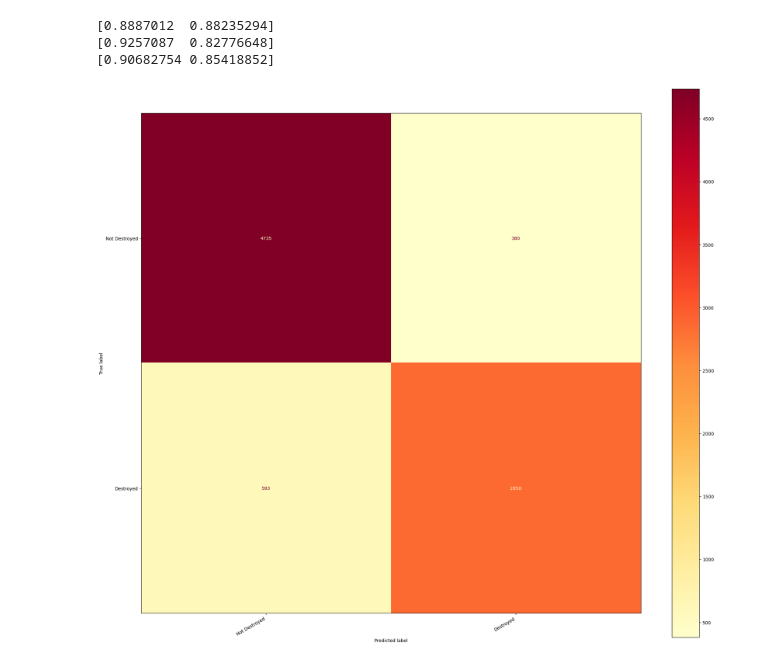
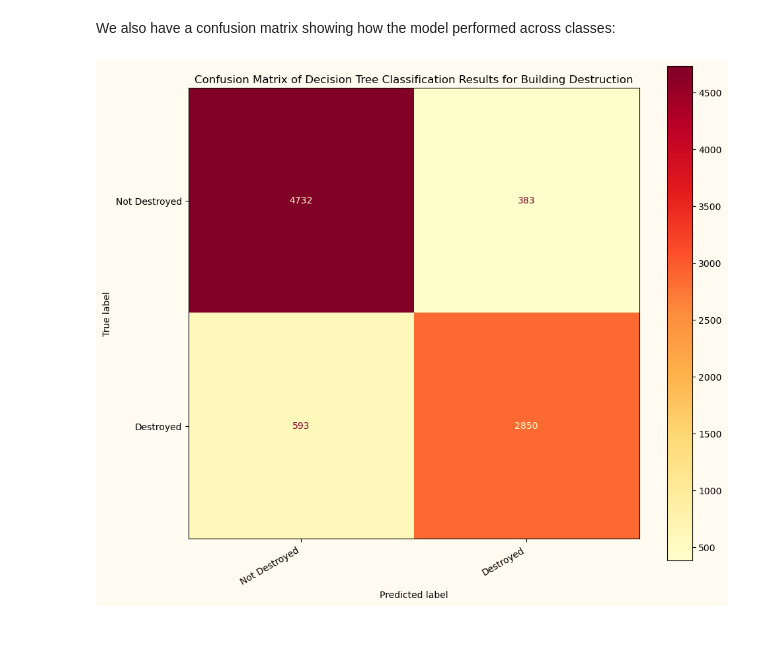
Before and after one commit to kbspecht/erdos-2025-wildfire-structural-damage, a Jupyter notebook: models/Decision_tree.ipynb, the cells around one changed output. Cells and saved outputs as stored; diff of their text form; code cells hidden in the pictures; blank space fills up the shorter version.

Commit message:
boosting/decision tree changes

```diff
--- a/models/Decision_tree.ipynb
+++ b/models/Decision_tree.ipynb
@@ -60,0 +15,3 @@ weighted avg       0.89      0.89      0.89      8558
+# %%
+cal_fire_data = pd.read_csv('../data/cal_fire_data_cleaned.csv')
+cal_fire_data.info()
@@ -60,0 +38,23 @@ weighted avg       0.89      0.89      0.89      8558
+# %%
+target = 'Destroyed'
+X = cal_fire_data.drop(columns=[target])
+y = cal_fire_data[target]
+
+categorical_cols = X.select_dtypes(include='object').columns.tolist()
+
+numeric_cols = X.select_dtypes(include=['int64', 'float64']).columns.difference([target])
+
+# One-hot encoding step
+original_columns = cal_fire_data.columns
+preprocessor = ColumnTransformer(
+    transformers=[
+        ('cat', OneHotEncoder(handle_unknown='ignore'), categorical_cols)
+    ],
+    remainder='passthrough'
+)
+
+# Pipeline for decision tree modeling
+pipeline = Pipeline(steps=[
+    ('preprocessor', preprocessor),
+    ('classifier', DecisionTreeClassifier(random_state=216))
+])
@@ -88,20 +126,15 @@ from sklearn.metrics import f1_score
-# %%
-print(precision_score(y_test, best_tree.predict(X_test), average=None))
-print(recall_score(y_test, best_tree.predict(X_test), average=None))
-print(f1_score(y_test, best_tree.predict(X_test), average=None))
-# %% [output]
-[0.8887012  0.88235294]
-[0.9257087  0.82776648]
-[0.90682754 0.85418852]
+# %% [markdown]
+We also have a confusion matrix showing how the model performed across classes:
 # %%
 from sklearn.metrics import confusion_matrix
 from sklearn.metrics import ConfusionMatrixDisplay
 # %%
 cm = confusion_matrix(y_test, best_tree.predict(X_test))
 disp = ConfusionMatrixDisplay(confusion_matrix=cm, display_labels=['Not Destroyed', 'Destroyed'])
-fig, ax = plt.subplots(figsize=(25, 25))
+fig, ax = plt.subplots(figsize=(11, 11), facecolor = ('#fffbf0'))
 disp.plot(ax=ax, cmap='YlOrRd')
 fig.autofmt_xdate()
+plt.title("Confusion Matrix of Decision Tree Classification Results for Building Destruction")
 plt.show()
 # %% [output]
-[figure, old version]
+[figure, new version]
```
Also changed, not shown: parts of 18 cells of this notebook, 1 other file.
